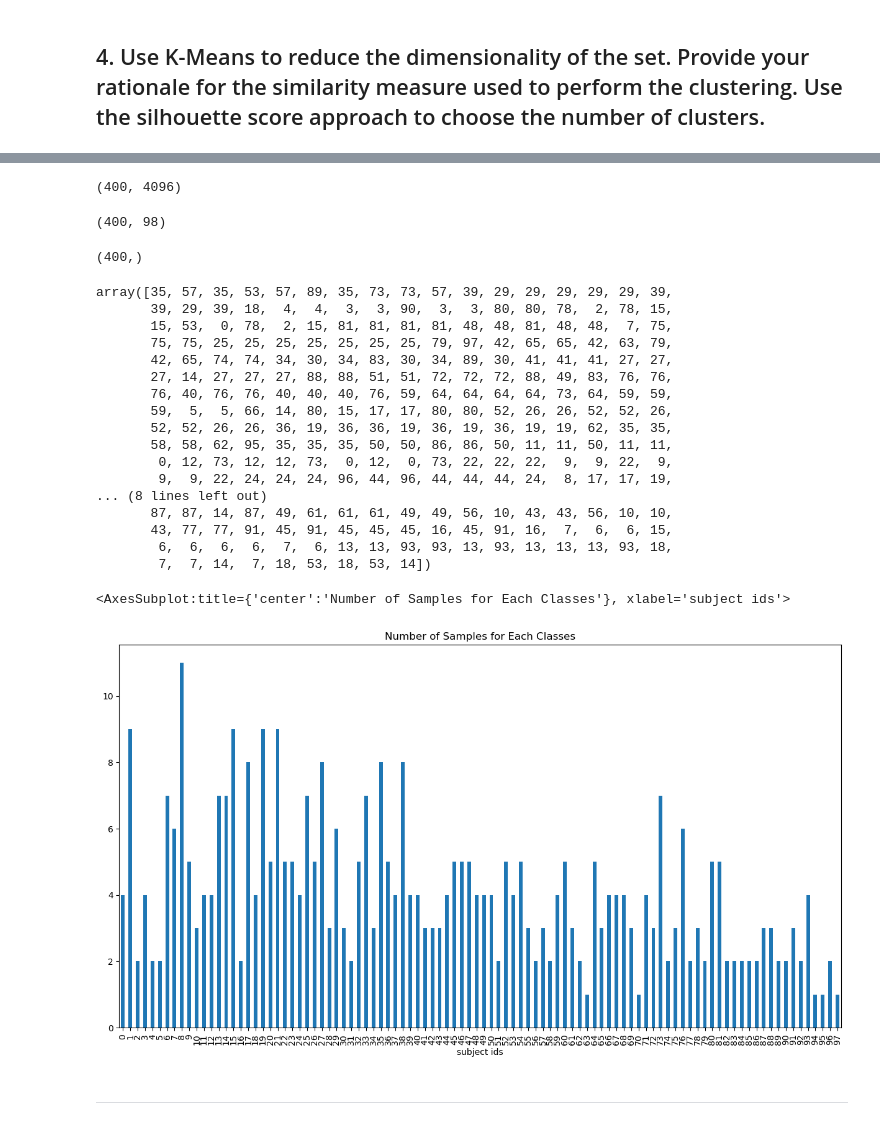
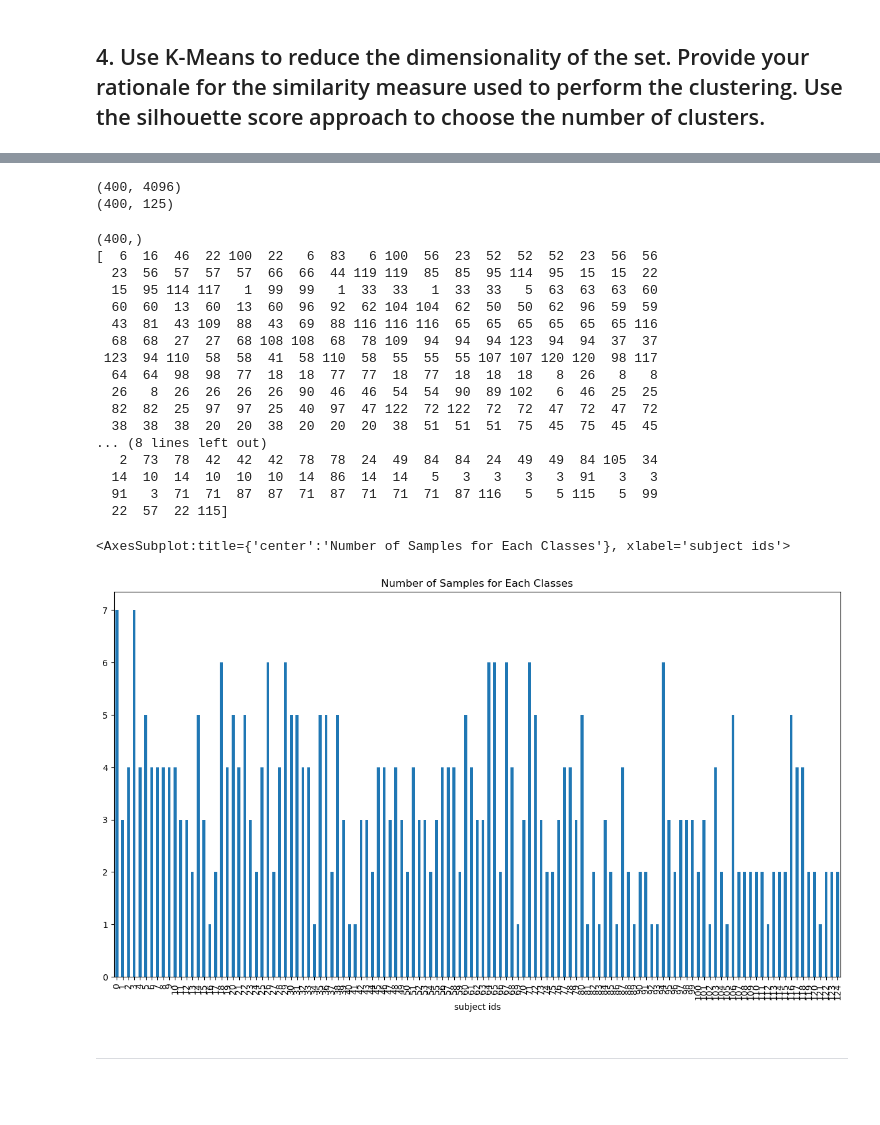
Before and after one commit to Ale248/FALL2024_COMP257, a Jupyter notebook: Assignment2/A2_Question1.ipynb, the cells around one changed output, grey strips where cells are left out. Cells and saved outputs as stored; diff of their text form; code cells hidden in the pictures; blank space fills up the shorter version.

```diff
--- a/Assignment2/A2_Question1.ipynb
+++ b/Assignment2/A2_Question1.ipynb
@@ -186,48 +199,45 @@ The optimal number of clusters is: 98
 # %%
+optimal_k = 125
 # Reduce dimensionality to the optimal k found previously
 kmeans_optimal = KMeans(n_clusters=optimal_k, random_state=42)
-kmeans_optimal.fit(X)
-
-X_reduced = kmeans_optimal.transform(X)
+X_reduced = kmeans_optimal.fit_transform(X)
 # %%
-X.shape
+print(X.shape)
+print(X_reduced.shape)
 # %% [output]
 (400, 4096)
+(400, 125)
-# %%
-X_reduced.shape
-# %% [output]
-(400, 98)
-# %%
-y.shape
-# %% [output]
-(400,)
 # %%
-kmeans_optimal.labels_
+# labels will become which cluster the data belongs to
+# instead of the person id
+y_reduced = kmeans_optimal.labels_
+print(y_reduced.shape)
+print(y_reduced)
 # %% [output]
-array([35, 57, 35, 53, 57, 89, 35, 73, 73, 57, 39, 29, 29, 29, 29, 29, 39,
-       39, 29, 39, 18,  4,  4,  3,  3, 90,  3,  3, 80, 80, 78,  2, 78, 15,
-       15, 53,  0, 78,  2, 15, 81, 81, 81, 81, 48, 48, 81, 48, 48,  7, 75,
-       75, 75, 25, 25, 25, 25, 25, 25, 25, 79, 97, 42, 65, 65, 42, 63, 79,
-       42, 65, 74, 74, 34, 30, 34, 83, 30, 34, 89, 30, 41, 41, 41, 27, 27,
-       27, 14, 27, 27, 27, 88, 88, 51, 51, 72, 72, 72, 88, 49, 83, 76, 76,
-       76, 40, 76, 76, 40, 40, 40, 76, 59, 64, 64, 64, 64, 73, 64, 59, 59,
-       59,  5,  5, 66, 14, 80, 15, 17, 17, 80, 80, 52, 26, 26, 52, 52, 26,
-       52, 52, 26, 26, 36, 19, 36, 36, 19, 36, 19, 36, 19, 19, 62, 35, 35,
-       58, 58, 62, 95, 35, 35, 35, 50, 50, 86, 86, 50, 11, 11, 50, 11, 11,
-        0, 12, 73, 12, 12, 73,  0, 12,  0, 73, 22, 22, 22,  9,  9, 22,  9,
-        9,  9, 22, 24, 24, 24, 96, 44, 96, 44, 44, 44, 24,  8, 17, 17, 19,
+(400,)
+[  6  16  46  22 100  22   6  83   6 100  56  23  52  52  52  23  56  56
+  23  56  57  57  57  66  66  44 119 119  85  85  95 114  95  15  15  22
+  15  95 114 117   1  99  99   1  33  33   1  33  33   5  63  63  63  60
+  60  60  13  60  13  60  96  92  62 104 104  62  50  50  62  96  59  59
+  43  81  43 109  88  43  69  88 116 116 116  65  65  65  65  65  65 116
+  68  68  27  27  68 108 108  68  78 109  94  94  94 123  94  94  37  37
+ 123  94 110  58  58  41  58 110  58  55  55  55 107 107 120 120  98 117
+  64  64  98  98  77  18  18  77  77  18  77  18  18  18   8  26   8   8
+  26   8  26  26  26  26  90  46  46  54  54  90  89 102   6  46  25  25
+  82  82  25  97  97  25  40  97  47 122  72 122  72  72  47  72  47  72
+  38  38  38  20  20  38  20  20  20  38  51  51  51  75  45  75  45  45
 ... (8 lines left out)
-       87, 87, 14, 87, 49, 61, 61, 61, 49, 49, 56, 10, 43, 43, 56, 10, 10,
-       43, 77, 77, 91, 45, 91, 45, 45, 45, 16, 45, 91, 16,  7,  6,  6, 15,
-        6,  6,  6,  6,  7,  6, 13, 13, 93, 93, 13, 93, 13, 13, 13, 93, 18,
-        7,  7, 14,  7, 18, 53, 18, 53, 14])
+   2  73  78  42  42  42  78  78  24  49  84  84  24  49  49  84 105  34
+  14  10  14  10  10  10  14  86  14  14   5   3   3   3   3  91   3   3
+  91   3  71  71  87  87  71  87  71  71  71  87 116   5   5 115   5  99
+  22  57  22 115]
 # %%
 y_frame=pd.DataFrame()
-y_frame['subject ids']=kmeans_optimal.labels_
+y_frame['subject ids']=y_reduced
 y_frame.groupby(['subject ids']).size().plot.bar(figsize=(15,8),title="Number of Samples for Each Classes")
 # %% [output]
 <AxesSubplot:title={'center':'Number of Samples for Each Classes'}, xlabel='subject ids'>
-[figure, old version]
+[figure, new version]
 # %% [markdown]
 ---
 # %% [markdown]
```
Also changed, not shown: parts of 15 cells of this notebook, 2 other files.
